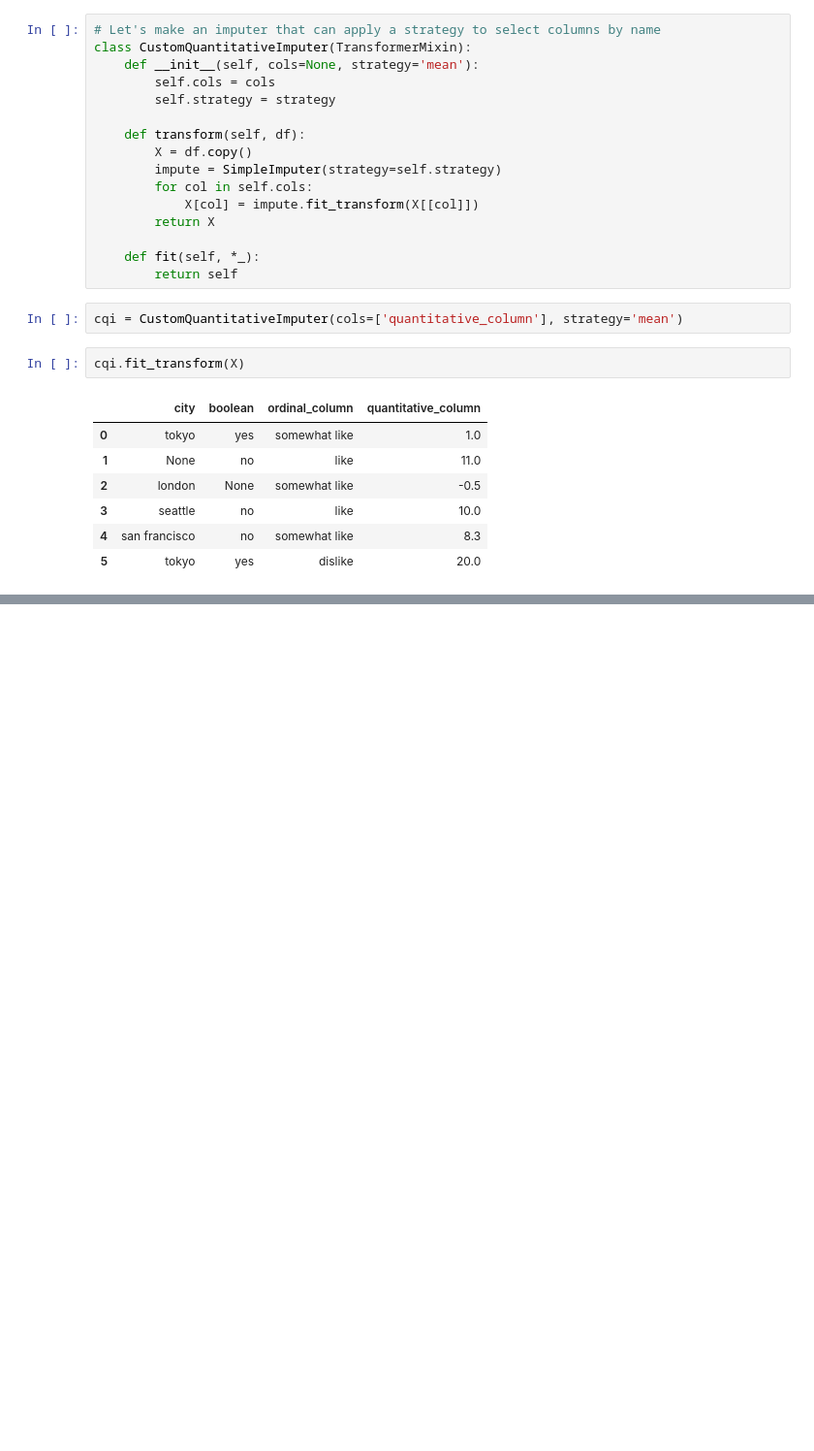
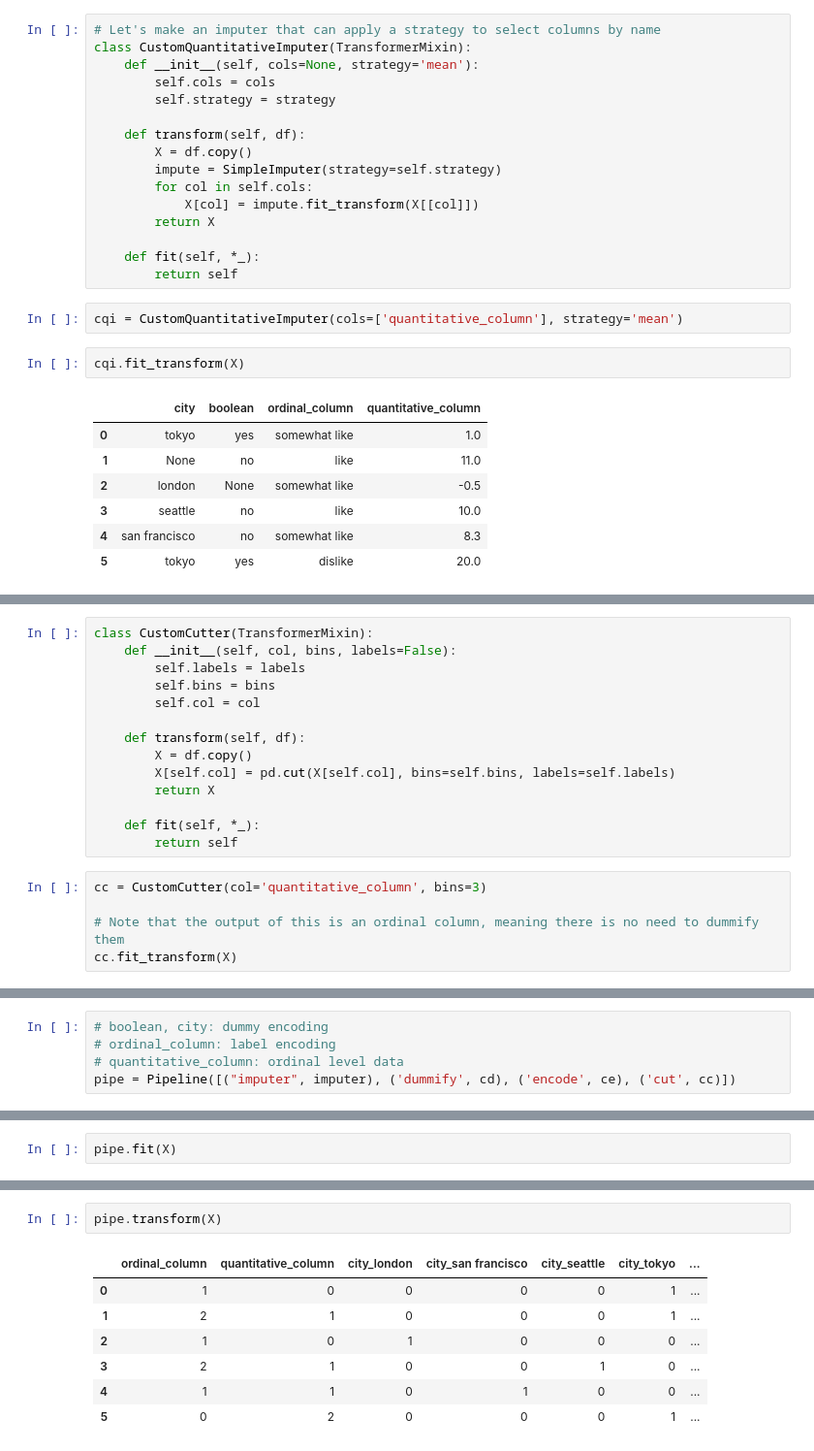
Before and after one commit to yungshun317/sklearn-ml-feature-construction, a Jupyter notebook: activity_recognition_from_single_chest_mounted_accelerometer.ipynb, the cells around one changed output, grey strips where cells are left out. Shown at 97% size. Drawn from its saved outputs; the diff is of its cells as text; blank space fills up the shorter version.

```diff
--- a/activity_recognition_from_single_chest_mounted_accelerometer.ipynb
+++ b/activity_recognition_from_single_chest_mounted_accelerometer.ipynb
@@ -122,0 +269,19 @@ imputer.fit_transform(X)
+# %%
+class CustomCutter(TransformerMixin):
+    def __init__(self, col, bins, labels=False):
+        self.labels = labels
+        self.bins = bins
+        self.col = col
+
+    def transform(self, df):
+        X = df.copy()
+        X[self.col] = pd.cut(X[self.col], bins=self.bins, labels=self.labels)
+        return X
+
+    def fit(self, *_):
+        return self
+# %%
+cc = CustomCutter(col='quantitative_column', bins=3)
+
+# Note that the output of this is an ordinal column, meaning there is no need to dummify them
+cc.fit_transform(X)
@@ -122,0 +303,5 @@ imputer.fit_transform(X)
+# %%
+# boolean, city: dummy encoding
+# ordinal_column: label encoding
+# quantitative_column: ordinal level data
+pipe = Pipeline([("imputer", imputer), ('dummify', cd), ('encode', ce), ('cut', cc)])
@@ -122,0 +319,2 @@ imputer.fit_transform(X)
+# %%
+pipe.fit(X)
@@ -122,0 +331,10 @@ imputer.fit_transform(X)
+# %%
+pipe.transform(X)
+# %% [output]
+|  | ordinal_column | quantitative_column | city_london | city_san francisco | city_seattle | city_tokyo | ... |
+| 0 | 1 | 0 | 0 | 0 | 0 | 1 | ... |
+| 1 | 2 | 1 | 0 | 0 | 0 | 1 | ... |
+| 2 | 1 | 0 | 1 | 0 | 0 | 0 | ... |
+| 3 | 2 | 1 | 0 | 0 | 1 | 0 | ... |
+| 4 | 1 | 1 | 0 | 1 | 0 | 0 | ... |
+| 5 | 0 | 2 | 0 | 0 | 0 | 1 | ... |
```
Also changed, not shown: parts of 21 cells of this notebook.
